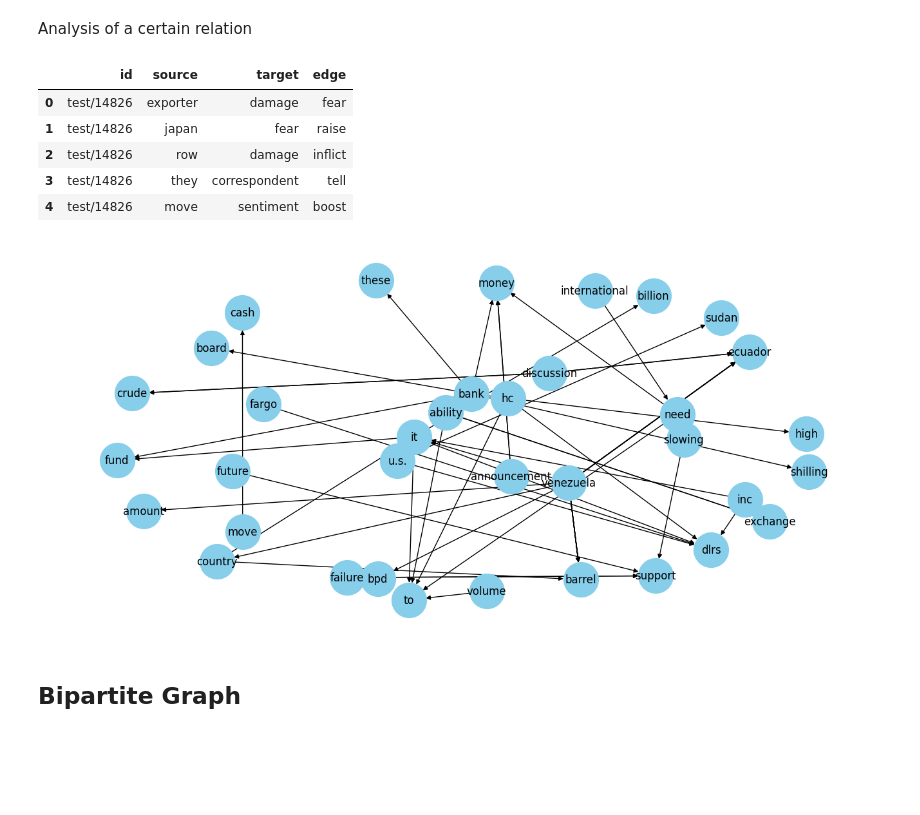
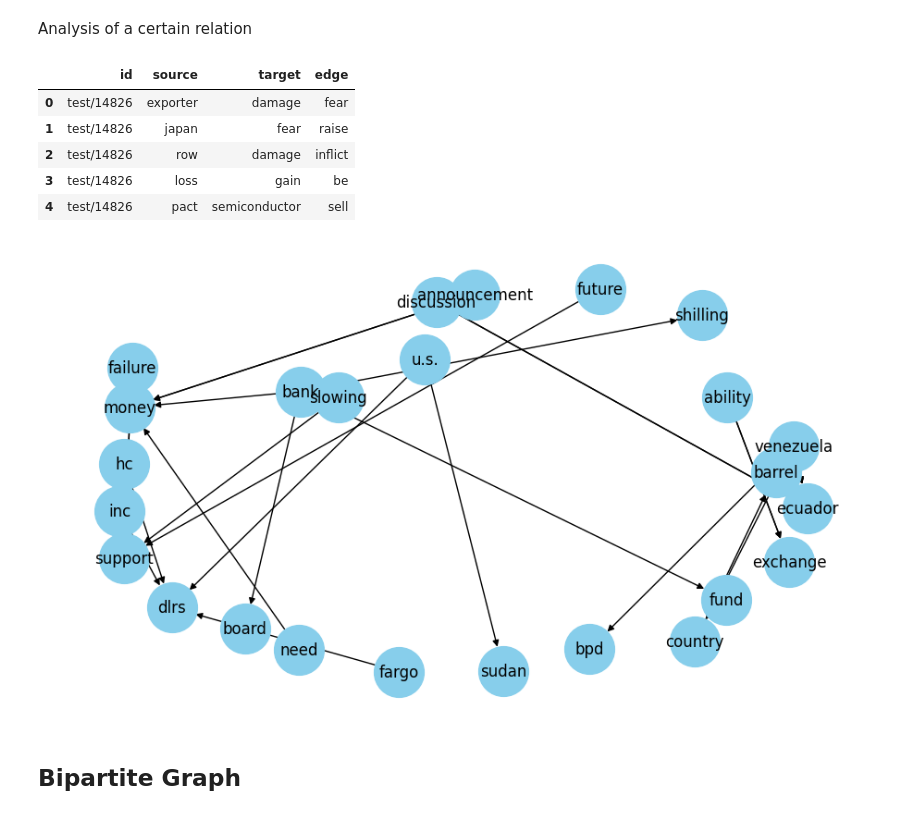
Before and after one commit to PacktPublishing/Graph-Machine-Learning, a Jupyter notebook: Chapter08/01_nlp_graph_creation.ipynb, the cells around one changed output. Drawn from its saved outputs; the diff is of its cells as text; code cells hidden in the pictures; blank space fills up the shorter version.

```diff
--- a/Chapter08/01_nlp_graph_creation.ipynb
+++ b/Chapter08/01_nlp_graph_creation.ipynb
@@ -213,4 +214,6 @@ edge_list = [
     {"id": _id, "source": source.lemma_.lower(), "target": target.lemma_.lower(), "edge": edge.lemma_.lower()}
     for _id, triplets in corpus["triplets"].items()
     for (source, (edge, neg), target) in triplets
+    if not any([source.is_stop, target.is_stop])
+    if (source.pos_ == "PROPN" or source.pos_ == "NOUN") and (target.pos_== "PROPN" or target.pos_== "NOUN")
 ]
@@ -296,8 +316,8 @@ edges.head()
 | 0 | test/14826 | exporter | damage | fear |
 | 1 | test/14826 | japan | fear | raise |
 | 2 | test/14826 | row | damage | inflict |
-| 3 | test/14826 | they | correspondent | tell |
-| 4 | test/14826 | move | sentiment | boost |
+| 3 | test/14826 | loss | gain | be |
+| 4 | test/14826 | pact | semiconductor | sell |
 # %%
 e = edges[(edges["source"]!=" ") & (edges["target"]!=" ") & (edges["edge"]=="lend")]
 # %%
@@ -306,16 +326,16 @@ G=nx.from_pandas_edgelist(e, "source", "target",
 # %%
 import os
 
-plt.figure(figsize=(13, 6))
+plt.figure(figsize=(9, 5))
 
-pos = nx.spring_layout(G, k=1.2) # k regulates the distance between nodes
+pos = nx.fruchterman_reingold_layout(G, k=1.6) # k regulates the distance between nodes
 
 nx.draw(G, with_labels=True, node_color='skyblue', node_size=1500, edge_cmap=plt.cm.Blues, pos = pos, font_size=12)
 
 # plt.show()
 # plt.savefig(os.path.join(".", "KnowledgeGraph.png"), dpi=300, format="png")
 # %% [output]
-[figure, old version]
+[figure, new version]
 # %% [markdown]
 ## Bipartite Graph
 # %% [markdown]
```
Also changed, not shown: parts of 70 cells of this notebook.
